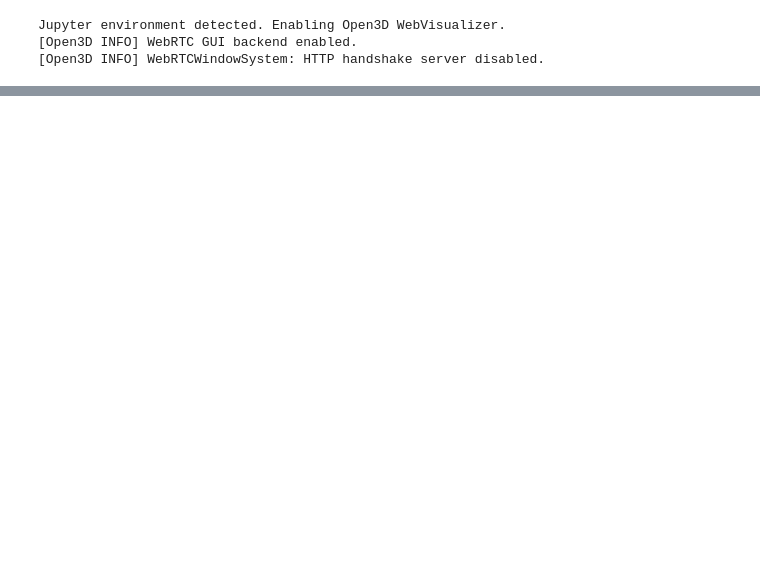
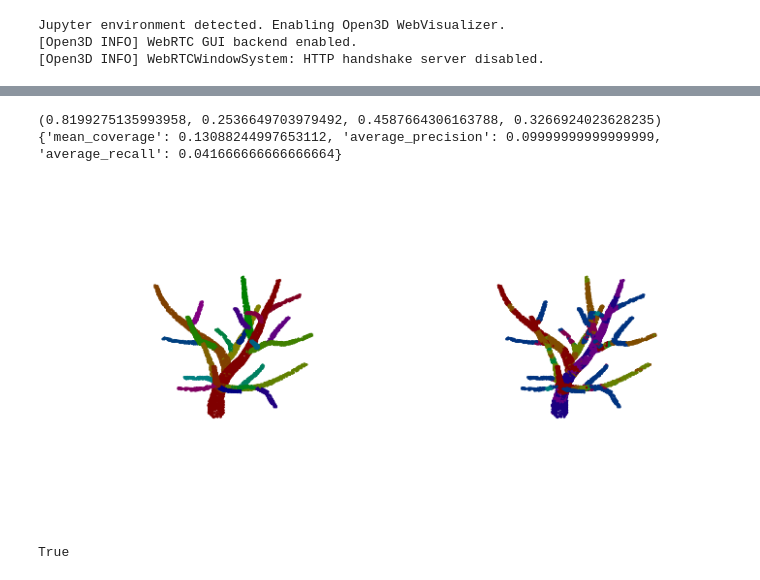
Before and after one commit to ariyanzri/PlantSegNet, a Jupyter notebook: visualization/visualize_predictions_paper.ipynb, the cells around one changed output, grey strips where cells are left out. Drawn from its saved outputs; the diff is of its cells as text; code cells hidden in the pictures; blank space fills up the shorter version.

```diff
--- a/visualization/visualize_predictions_paper.ipynb
+++ b/visualization/visualize_predictions_paper.ipynb
@@ -329 +390,66 @@ RuntimeError: points.scalar_type() == at::ScalarType::FloatINTERNAL ASSERT FAILE
+# %%
+ind = 396
+exp = "05"
+
+model = EXP1_model if exp == "03" else EXP2_model
+model_name = EXP1_model_name if exp == "03" else EXP2_model_name
+hparams = EXP1_hparams if exp == "03" else EXP2_hparams
+experiment_id = EXP1_experiment_id if exp == "03" else EXP2_experiment_id
+dataset_name = EXP1_dataset_name if exp == "03" else EXP2_dataset_name
+dataset_path = EXP1_dataset_path
+
+points, label = load_data_directory("/space/ariyanzarei/sorghum_segmentation/dataset/SPNR", model_name)
+if dataset_name == "SPNS":
+    points, label = load_data_directory("/space/ariyanzarei/sorghum_segmentation/dataset/SPNR", model_name)
+elif dataset_name == "TPN":
+    points, label = load_data_h5(dataset_path, "points", "primitive_id")
+
+if model_name == "TreePartNet":
+    t_points = torch.from_numpy(points[ind]).type(torch.FloatTensor).to(torch.device("cuda"))
+    model = model.to(torch.device("cuda"))
+else:
+    t_points = torch.from_numpy(points[ind]).type(torch.DoubleTensor)
+
+raw_preds = model(t_points.unsqueeze(0))
+
+if model_name == "SorghumPartNetSemantic":
+    preds = F.softmax(raw_preds, dim=1)
+    preds = preds.squeeze().cpu().detach().numpy().T
+    preds = np.argmax(preds, 1)
+    raw_preds = None
+elif model_name == "SorghumPartNetInstance":
+    preds = get_final_clusters_SPN(raw_preds, hparams['eps'], hparams['minpoints'])
+elif model_name == "TreePartNet":
+    preds = get_final_clusters_TPN(raw_preds, False, 0)
+    preds = preds.numpy()
+
+print(p_metric_calc(torch.from_numpy(preds).view(1,-1,1), torch.from_numpy(label[ind]).view(1,-1,1)))
+print(c_metric_calc(torch.from_numpy(preds), torch.from_numpy(label[ind])))
+
+if dataset_name == "TPN":
+    rotation_matrix = np.eye(4)
+    rotation_matrix[1,1] = 0
+    rotation_matrix[1,2] = 1
+    rotation_matrix[2,1] = -1
+    rotation_matrix[2,2] = 0
+
+    points[ind] = np.matmul(np.hstack((points[ind], np.ones((points[ind].shape[0],1)))), rotation_matrix)[:, :3]
+
+draw_results(points[ind], label[ind], preds)
+# draw_and_save_pcd_plot(label[ind].squeeze(),raw_preds.squeeze().detach().numpy(),f"{experiment_id}_real_{ind}")
+
+gt_ply = create_ply_pcd_from_points_with_labels(points[ind],label[ind])
+pred_ply = create_ply_pcd_from_points_with_labels(points[ind],preds)
+
+R = o3d.geometry.get_rotation_matrix_from_xyz((-np.pi/2, 0, 0))
+gt_ply.rotate(R, center=(0, 0, 0))
+pred_ply.rotate(R, center=(0, 0, 0))
+
+o3d.io.write_point_cloud(f"{experiment_id}_real_{ind}_gt.ply", gt_ply)
+o3d.io.write_point_cloud(f"{experiment_id}_real_{ind}_pred.ply", pred_ply)
+# %% [output]
+(0.8199275135993958, 0.2536649703979492, 0.4587664306163788, 0.3266924023628235)
+{'mean_coverage': 0.13088244997653112, 'average_precision': 0.09999999999999999, 'average_recall': 0.041666666666666664}
+[figure, added]
+True
 # %%
```
Also changed, not shown: parts of 8 cells of this notebook, 2 other files.
